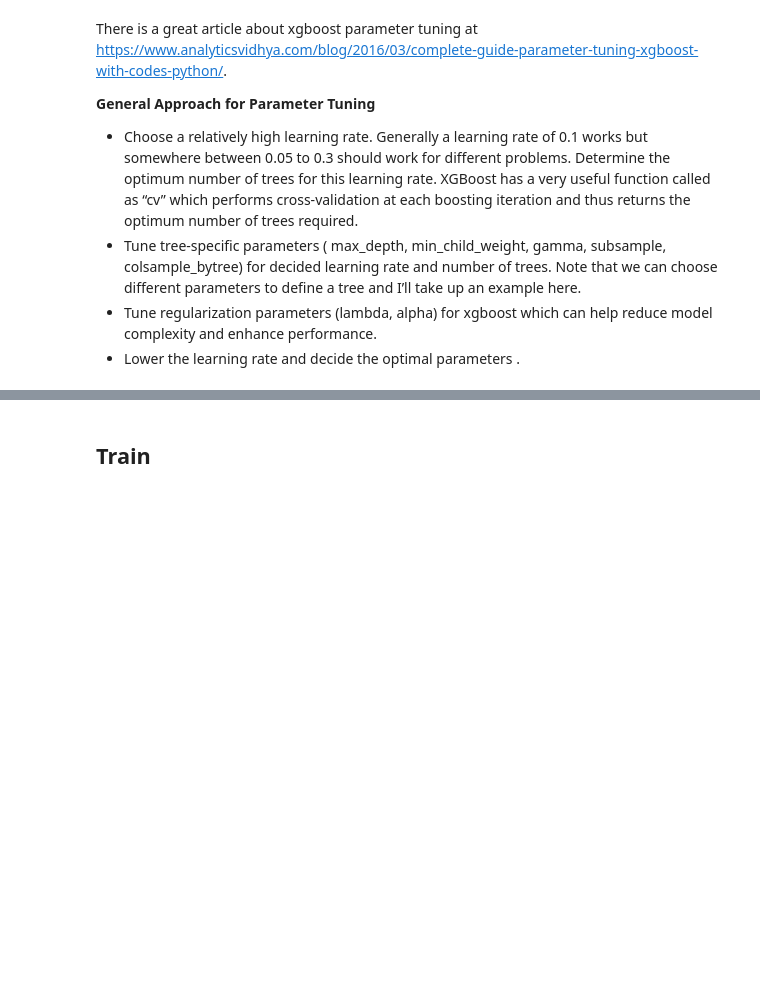
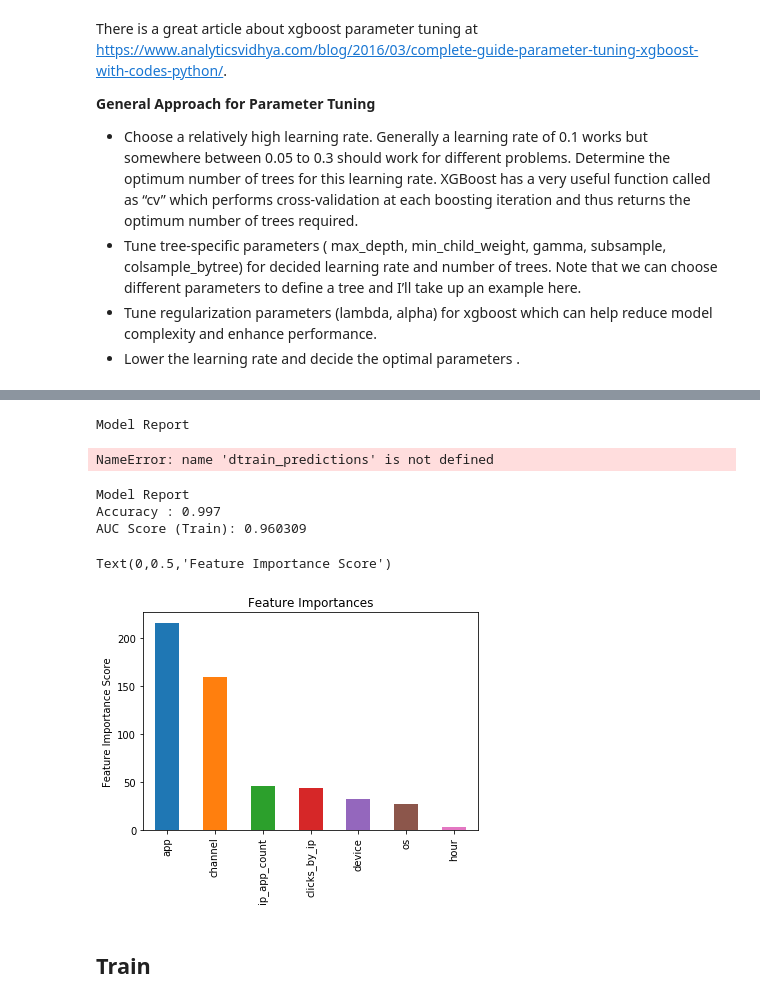
Before and after one commit to haataa/Talkingdata_Adtracking_Fraud_Detection, a Jupyter notebook: Single_Model_Xgboost.ipynb, the cells around one changed output, grey strips where cells are left out. Drawn from its saved outputs; the diff is of its cells as text; code cells hidden in the pictures; blank space fills up the shorter version.

Commit message:
feat: add fit number of estimators

```diff
--- a/Single_Model_Xgboost.ipynb
+++ b/Single_Model_Xgboost.ipynb
@@ -143,0 +173,19 @@ params = {'silent': False,
+# %%
+xgb1 = XGBClassifier(
+    learning_rate =0.3,
+    n_estimators=1000,
+    max_depth=1,
+    min_child_weight=0,
+    gamma=0,
+    subsample=0.7,
+    colsample_bytree=0.7,
+    objective= 'binary:logistic',
+    scale_pos_weight=9,
+    seed=99)
+#modelfit(xgb1, train, predictors,y)
+# %%
+xgb_param = xgb1.get_xgb_params()
+xgtrain = xgb.DMatrix(train[predictors], label=y)
+cvresult = xgb.cv(xgb_param, xgtrain, num_boost_round=xgb1.get_params()['n_estimators'], nfold=5,
+            metrics='auc', early_stopping_rounds=5, show_stdv=True,verbose_eval=True)
+#alg.set_params(n_estimators=cvresult.shape[0])
@@ -143,0 +210,3 @@ params = {'silent': False,
+# %%
+xgb1.set_params(n_estimators=cvresult.shape[0])
+xgb1.fit(train[predictors], y,eval_metric='auc')
@@ -144,3 +222,26 @@ params = {'silent': False,
+# %%
+#Predict training set:
+train_predictions = xgb1.predict(train[predictors])
+train_predprob = xgb1.predict_proba(train[predictors])[:,1]
+# %% [output]
+Model Report
+NameError: name 'dtrain_predictions' is not defined
+# %%
+#Print model report:
+print("\nModel Report")
+print("Accuracy : %.4g" % metrics.accuracy_score(y, train_predictions))
+print("AUC Score (Train): %f" % metrics.roc_auc_score(y, train_predprob))
+# %% [output]
+Model Report
+Accuracy : 0.997
+AUC Score (Train): 0.960309
+# %%
+feat_imp = pd.Series(xgb1.get_booster().get_fscore()).sort_values(ascending=False)
+feat_imp.plot(kind='bar', title='Feature Importances')
+plt.ylabel('Feature Importance Score')
+# %% [output]
+Text(0,0.5,'Feature Importance Score')
+[figure, added]
 # %% [markdown]
 ## Train
 # %%
```
Also changed, not shown: parts of 8 cells of this notebook.
